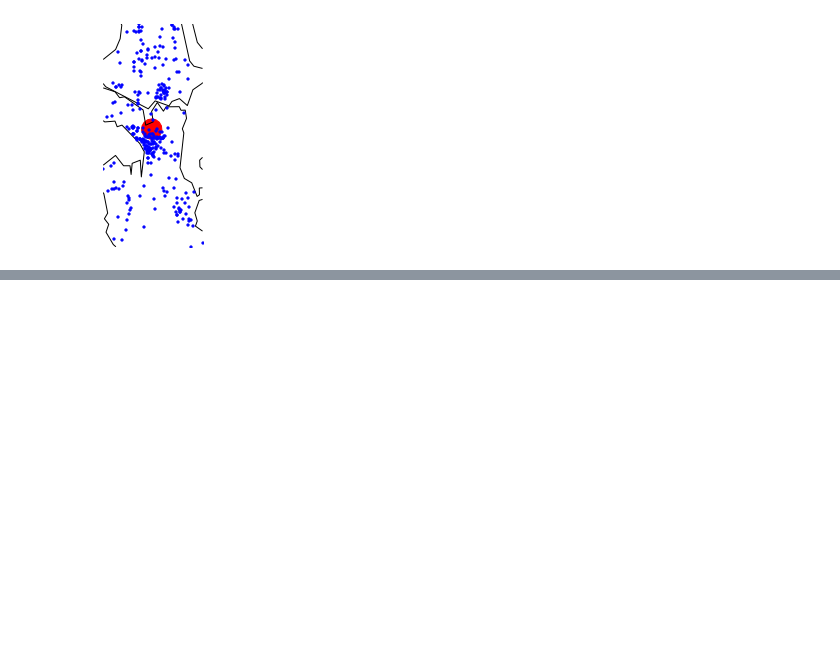
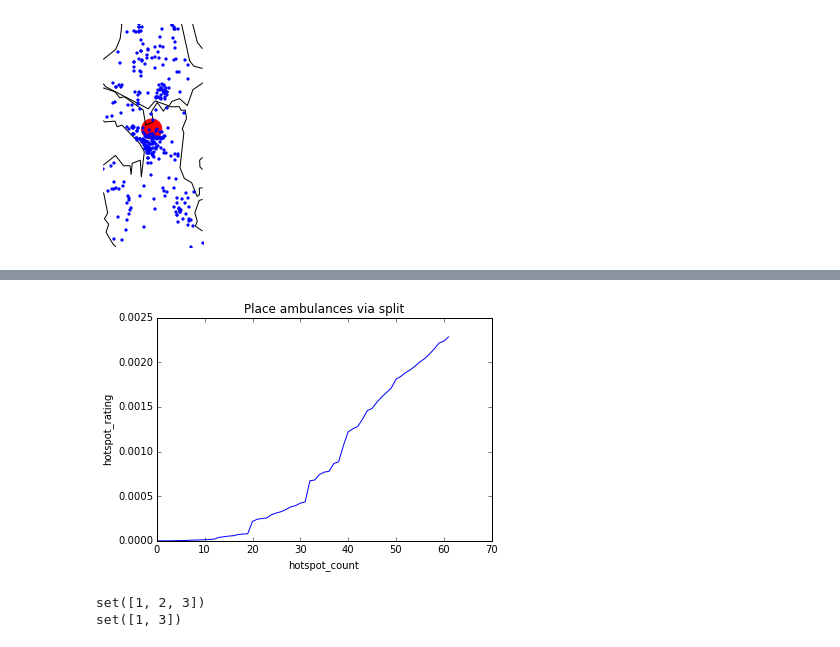
Before and after one commit to bcc2xp/geomining, a Jupyter notebook: 20151022Demo.ipynb, the cells around one changed output, grey strips where cells are left out. Cells and saved outputs as stored; diff of their text form; code cells hidden in the pictures; blank space fills up the shorter version.

```diff
--- a/20151022Demo.ipynb
+++ b/20151022Demo.ipynb
@@ -734,0 +807,20 @@ print '%f' % rate_hotspots(hotspot_xys, seattle_fire_response_xys, radius_in_met
+# %%
+import numpy as np
+
+def yield_hotspot_via_split(xys, radius_in_meters):
+    diameter_in_meters = radius_in_meters * 2
+    groups = [xys]
+    hotspot_packs = []
+    while groups:
+        group = groups.pop(0)
+        if get_diameter(group) > diameter_in_meters:
+            groups.extend(split_group(group))
+            continue
+        hotspot_xy = place_hotspot_via_mean(group)
+        hotspot_price = price_hotspot_via_distance_over_count(hotspot_xy, group)
+        hotspot_packs.append((hotspot_price, hotspot_xy))
+    for hotspot_price, hotspot_xy in sorted(hotspot_packs, key=lambda x: x[0]):
+        yield hotspot_xy
+# %%
+hotspots_via_split = hotspot_xys = list(yield_hotspot_via_split(
+    seattle_fire_response_xys, radius_in_meters))
@@ -734,0 +842,12 @@ print '%f' % rate_hotspots(hotspot_xys, seattle_fire_response_xys, radius_in_met
+# %%
+hotspots_via_split_ratings = plot_rating_vs_count(
+    'Place ambulances via split', hotspots_via_split)
+# %% [output]
+[figure, added]
+# %%
+a = set([1,2,3])
+print a
+print a - set([2])
+# %% [output]
+set([1, 2, 3])
+set([1, 3])
```
Also changed, not shown: parts of 16 cells of this notebook.
